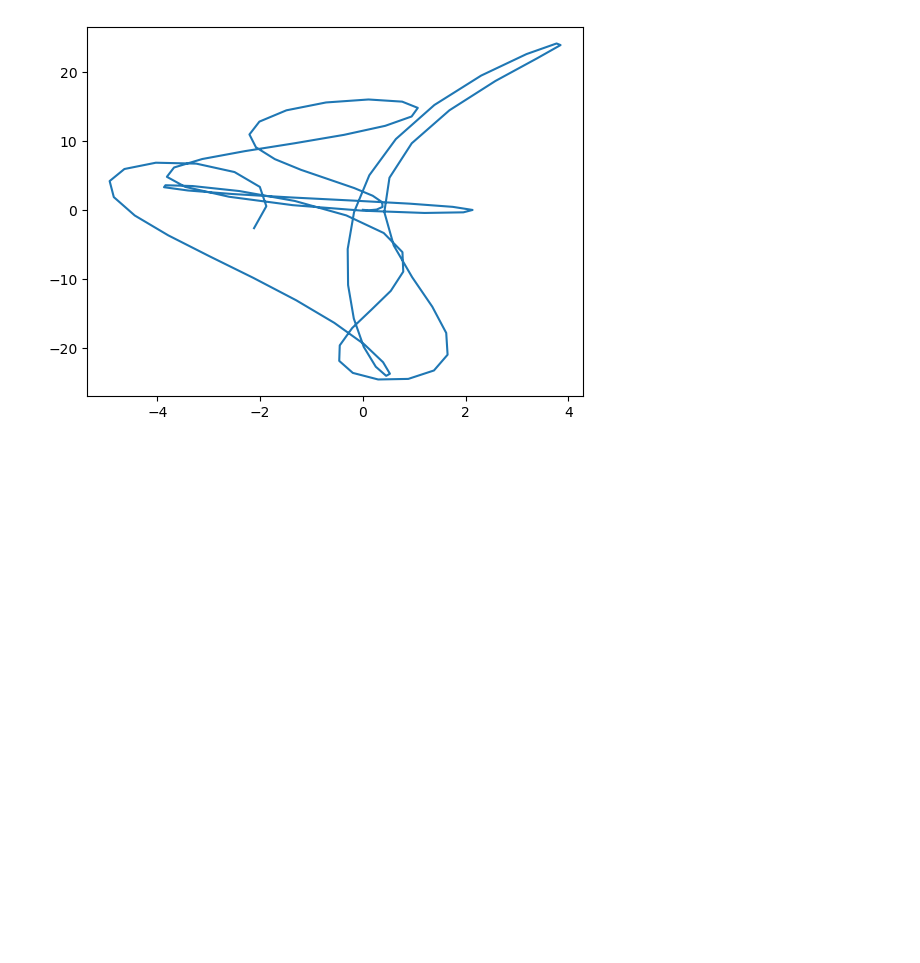
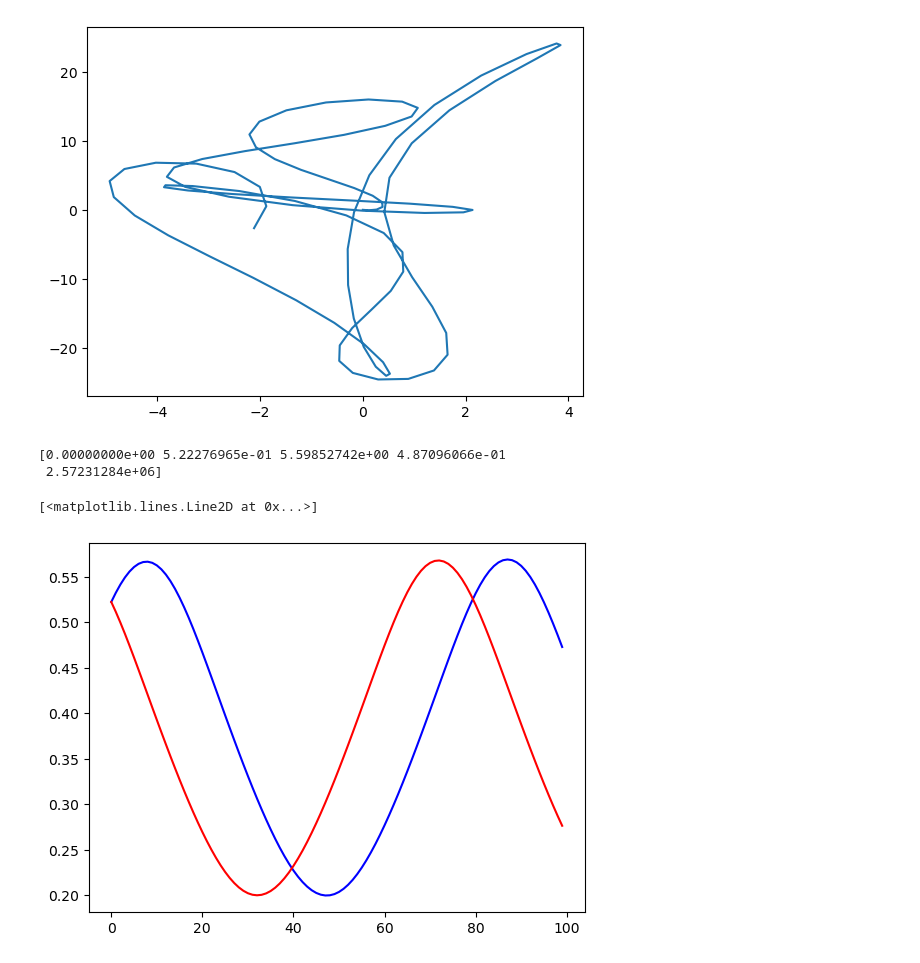
Before and after one commit to billenert/simple-v-simsopt, a Jupyter notebook: differences.ipynb, the cells around one changed output. Cells and saved outputs as stored; diff of their text form; code cells hidden in the pictures; blank space fills up the shorter version.

```diff
--- a/differences.ipynb
+++ b/differences.ipynb
@@ -239,3 +239,31 @@ plt.plot((SIMPLE_Z - simsopt_Z)[:100], (SIMPLE_X - simsopt_X)[:100])
 # %% [output]
 [<matplotlib.lines.Line2D at 0x...>]
 [figure]
+# %%
+gc_tys = np.loadtxt("./trajectories/path_simsopt.txt")
+#print(gc_tys)
+
+particle_index = 0
+trajectory = gc_tys
+
+time_simsopt = trajectory[:, 0]
+s_simsopt = trajectory[:, 1]
+theta_simsopt = trajectory[:, 2]
+zeta_simsopt = trajectory[:, 3]
+vpar_simsopt = trajectory[:, 4]
+
+np.savetxt("./trajectories/path_s_simsopt.txt", s_simsopt)
+np.savetxt("./trajectories/path_theta_simsopt.txt", theta_simsopt)
+np.savetxt("./trajectories/path_zeta_simsopt.txt", zeta_simsopt)
+np.savetxt("./trajectories/path_vpar_simsopt.txt", vpar_simsopt)
+# %%
+print(trajectory[0])
+# %% [output]
+[0.00000000e+00 5.22276965e-01 5.59852742e+00 4.87096066e-01
+ 2.57231284e+06]
+# %%
+plt.plot(s_simsopt[:100], color = "blue")
+plt.plot(np.loadtxt("./trajectories/path_s_SIMPLE.txt")[:100], color = "red")
+# %% [output]
+[<matplotlib.lines.Line2D at 0x...>]
+[figure, added]
```
Also changed, not shown: parts of 5 cells of this notebook, 9 other files.
